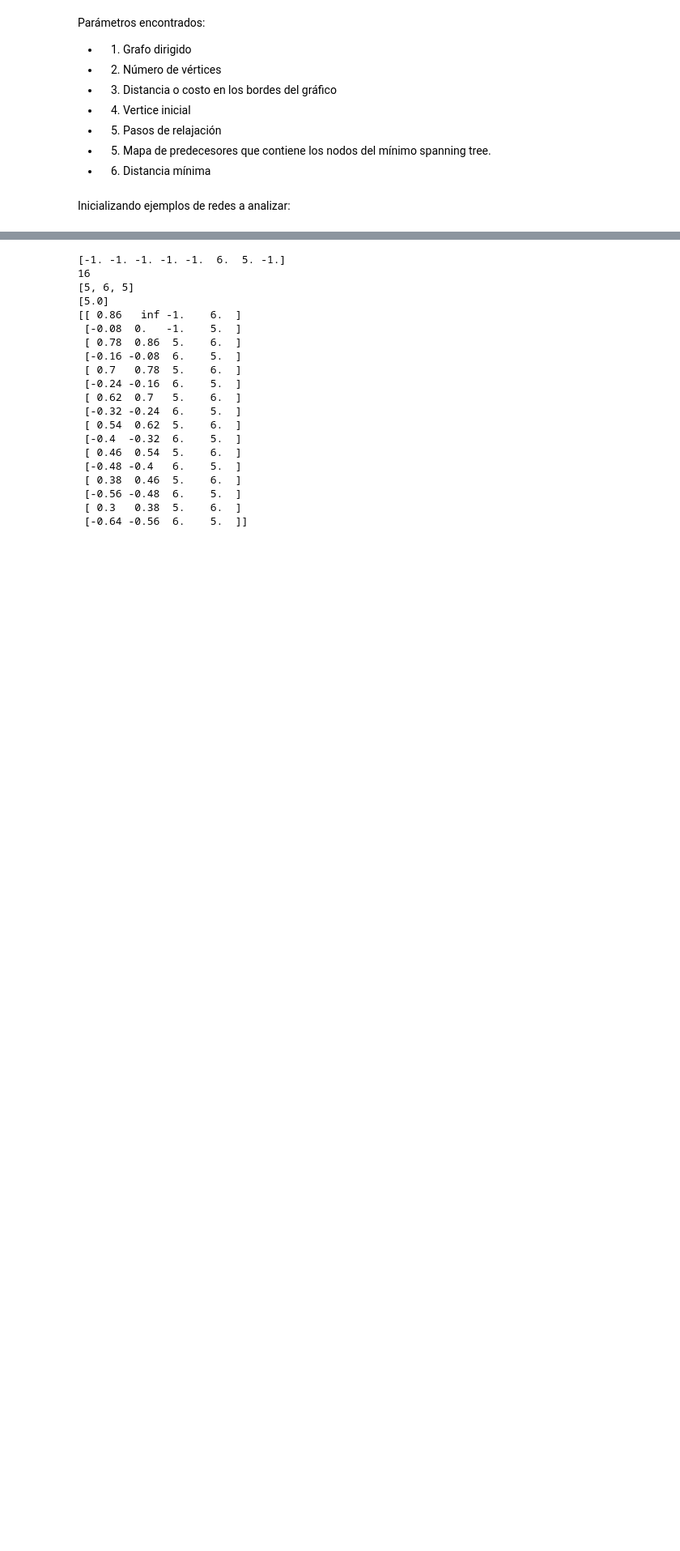
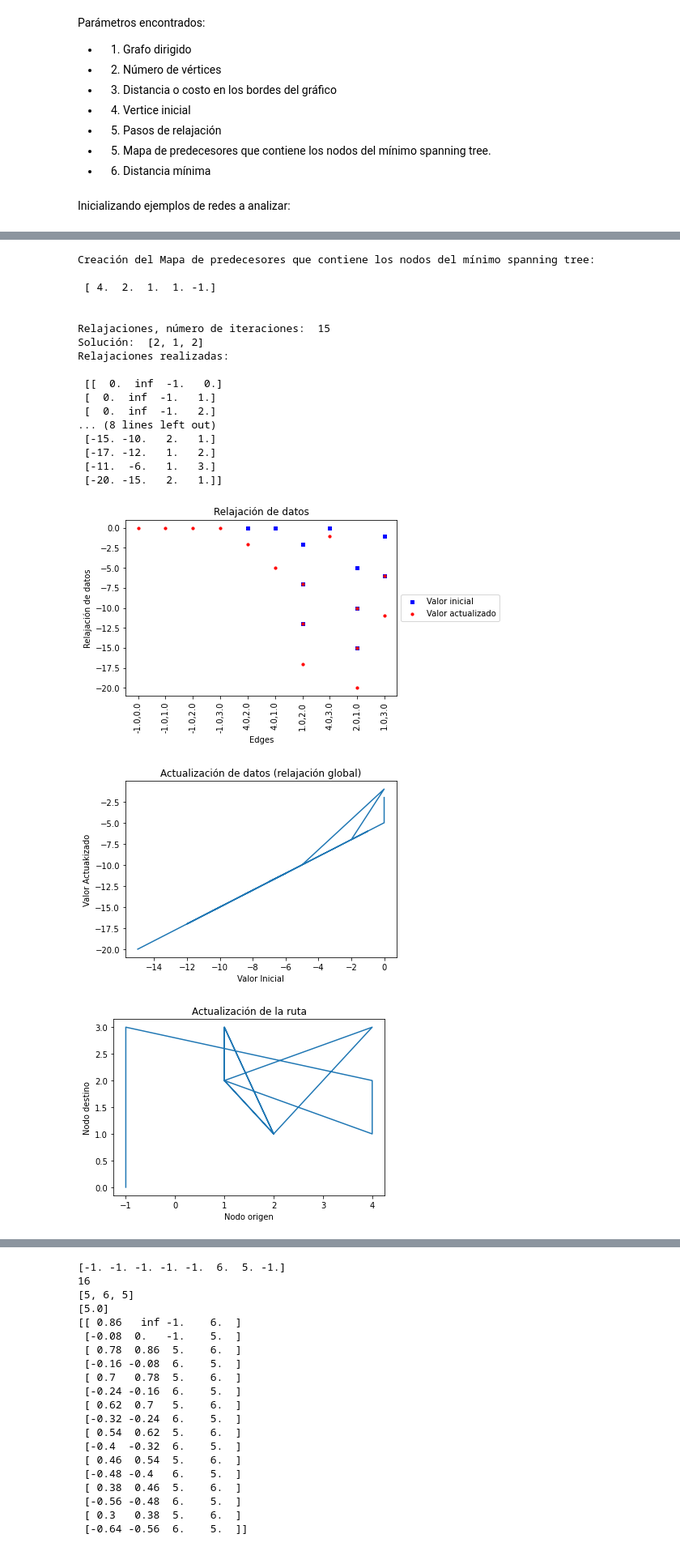
Before and after one commit to pautrejo/practica-2-primera-parte-joelitam2021, a Jupyter notebook: Parametros_optimizar.ipynb, the cells around one changed output, grey strips where cells are left out. Shown: that part at 81% size. Saved outputs shown, nothing was run; the diff lists cells and outputs as text; code cells hidden in the pictures; blank space fills up the shorter version.

```diff
--- a/Parametros_optimizar.ipynb
+++ b/Parametros_optimizar.ipynb
@@ -84,15 +84,21 @@ Parámetros encontrados:
 # %% [markdown]
 Inicializando ejemplos de redes a analizar:
 # %%
-# 5 nodos - 7 bordes
+# 4 nodos - 4 bordes
 edges1 = [["0","1", 3],
+         ["1","2", -2],
+         ["2","1", -3],
+         ["1","3", 4]]
+
+
+"""edges1 = [["0","1", 3],
          ["0","3", 6],
          ["1","2", 0],
          ["1","4", -2],
          ["3","1", -1],
          ["3","4", -7],
          ["4","2", 3]]
-
+"""
 G1 = nx.DiGraph()
 G1.add_weighted_edges_from(edges1)
 
@@ -108,6 +114,7 @@ edges2 = [["5","6", 0.86],
 G2 = nx.DiGraph()
 G2.add_weighted_edges_from(edges2)
 
+# Ref: https://medium.com/analytics-vidhya/the-bellman-ford-algorithm-a0801afc333f
 # 10 nodos - 13 bordes
 edges3 = [["0","1", 5],
          ["1","2", 20],
@@ -125,6 +132,4 @@ edges3 = [["0","1", 5],
 
 G3 = nx.DiGraph()
 G3.add_weighted_edges_from(edges3)
-# %%
-c,lv,p = bf_negative_cycle(G2)
 # %%
@@ -153 +232,24 @@ a =np.array([','.join(p) for p in zip(ni, nf)])
+# %%
+get_data_sol_seg_param(G1)
+# %% [output]
+Creación del Mapa de predecesores que contiene los nodos del mínimo spanning tree:
+
+ [ 4.  2.  1.  1. -1.]
+
+
+Relajaciones, número de iteraciones:  15
+Solución:  [2, 1, 2]
+Relajaciones realizadas:
+
+ [[  0.  inf  -1.   0.]
+ [  0.  inf  -1.   1.]
+ [  0.  inf  -1.   2.]
+... (8 lines left out)
+ [-15. -10.   2.   1.]
+ [-17. -12.   1.   2.]
+ [-11.  -6.   1.   3.]
+ [-20. -15.   2.   1.]]
+[figure, added]
+[figure, added]
+[figure, added]
 # %%
```
Also changed, not shown: parts of 9 cells of this notebook.
